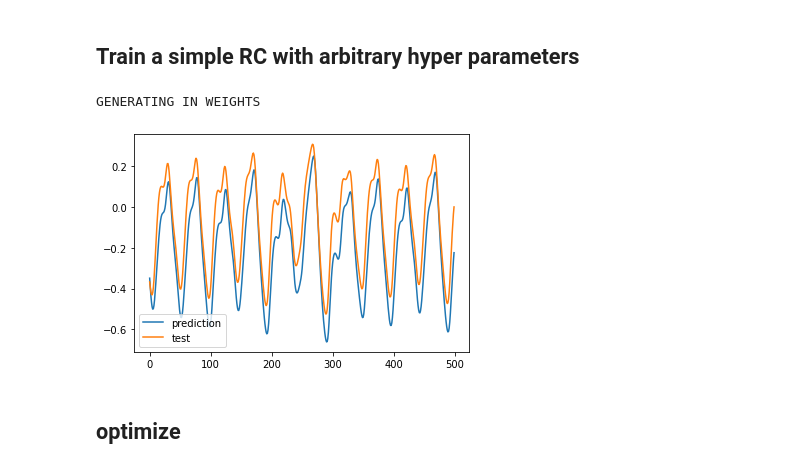
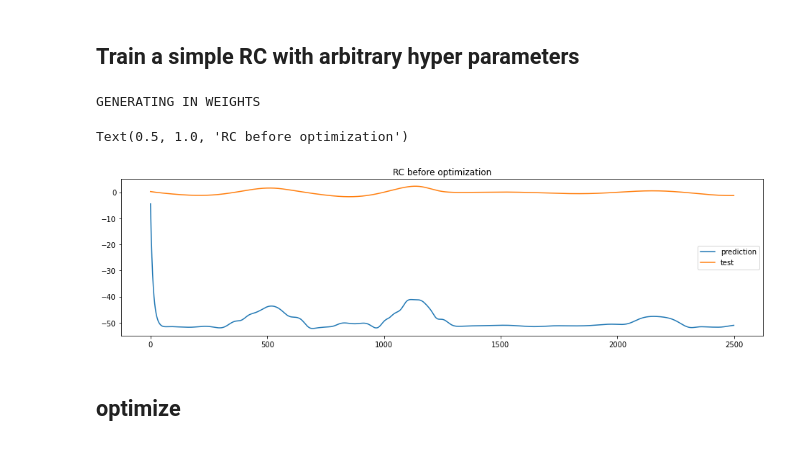
Before and after one commit to blindedjoy/RcTorch, a Jupyter notebook: turbo_1.ipynb, the cells around one changed output. Drawn from its saved outputs; the diff is of its cells as text; code cells hidden in the pictures.

```diff
--- a/turbo_1.ipynb
+++ b/turbo_1.ipynb
@@ -17,5 +17,15 @@ import pylab as pl
 from IPython import display
 # %% [output]
 device: cpu
+# %%
+def plot_RC(y, ypred):
+    plt.figure(figsize = (16,4))
+    plt.plot(ypred, label = "prediction")
+    plt.plot(y, label = "test")
+    plt.legend();
 # %% [markdown]
 ### Load data and train test split
+# %%
+data = np.loadtxt('/Users/hayden/Desktop/hw6_209/data/x.dat')
+data.shape
+plt.plot(data)
@@ -22,8 +35,8 @@ device: cpu
 # %%
-data = np.loadtxt('MackeyGlass_t17.txt')
 
-tr_len = 2000
-te_end = 2500 #6000
+
+tr_len = 10000
+te_end = 12500 #6000
 
 train = torch.FloatTensor(data[:tr_len].reshape(-1, 1))
 test = torch.FloatTensor(data[tr_len:te_end].reshape(-1, 1))
@@ -32,19 +45,20 @@ test = torch.FloatTensor(data[tr_len:te_end].reshape(-1, 1))
 # %%
 #n_nodes=1000, connectivity=0.01, input_scaling=0.5, feedback_scaling=0.5, leaking_rate=0.3, spectral_radius=1.25, regularization=1e-8, feedback=True)
 torch.manual_seed(1)
 RC = EchoStateNetwork(n_nodes=1000, connectivity=0.1, input_scaling=1, feedback_scaling=1,
          leaking_rate=0.1, spectral_radius=0.96, regularization=1e-3, feedback=True, backprop = False, epochs = 20,
          activation_f = sinsq) #bias = -10,
 
 RC.train( train.to(device), learning_rate = 5e-3)
 
 err, pred = RC.test(test.to(device), scoring_method = "nrmse", steps_ahead = 1)
-plt.plot(pred, label = "prediction")
-plt.plot(test, label = "test")
-plt.legend();
+
+plot_RC(test, pred)
+plt.title("RC before optimization")
 # %% [output]
 GENERATING IN WEIGHTS
+Text(0.5, 1.0, 'RC before optimization')
-[figure, old version]
+[figure, new version]
 # %% [markdown]
 ## optimize
 # %%
```
Also changed, not shown: parts of 63 cells of this notebook, 2 other files.
